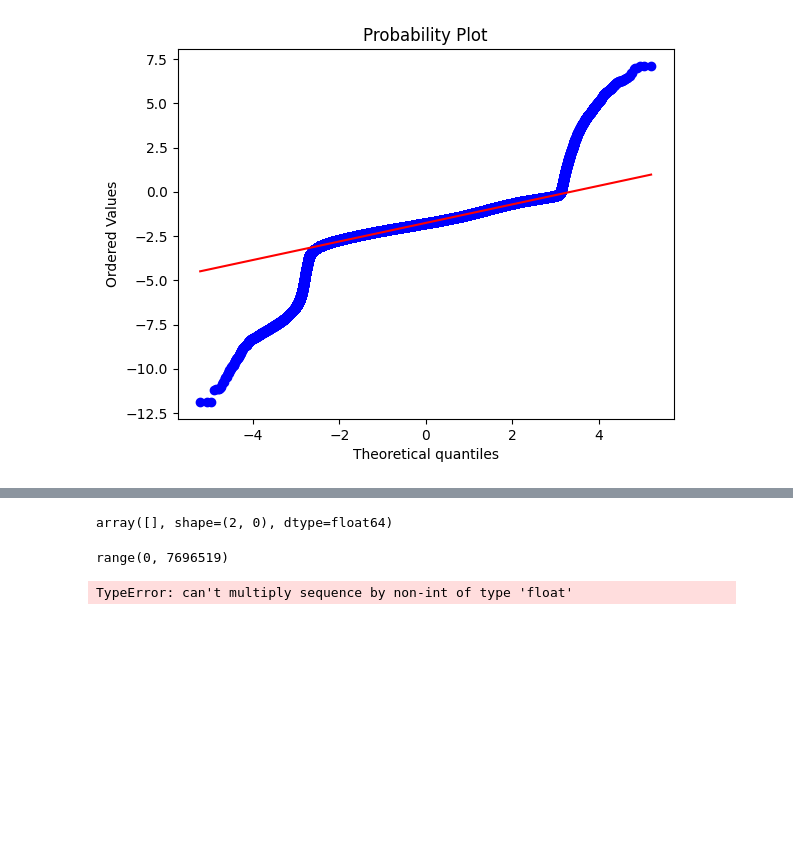
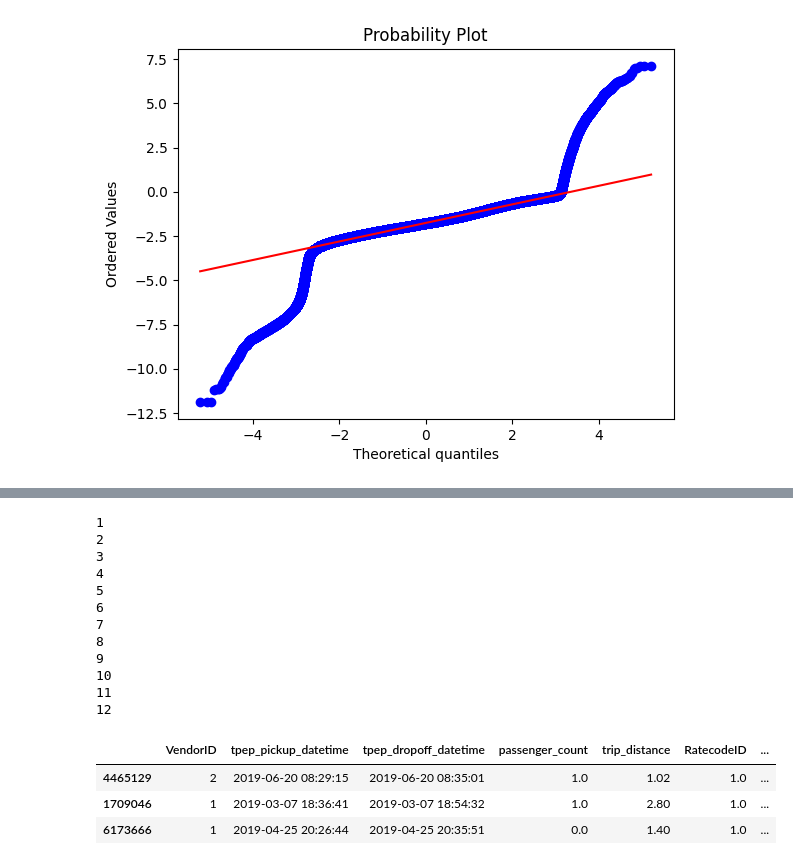
Before and after one commit to MAST30034-Applied-Data-Science/mast30034-project-1-aeross, a Jupyter notebook: notebooks/preprocess.ipynb, the cells around one changed output, grey strips where cells are left out. Cells and saved outputs as stored; diff of their text form; code cells hidden in the pictures; blank space fills up the shorter version.

```diff
--- a/notebooks/preprocess.ipynb
+++ b/notebooks/preprocess.ipynb
@@ -403,15 +239,31 @@ IndexError: index 1 is out of bounds for axis 0 with size 0
-# %%
-speed_data = np.array([[], []])
-for i in range(1440):
-    np.append(speed_data, [100])
-speed_data
-# %% [output]
-array([], shape=(2, 0), dtype=float64)
-# %%
-x = pdf.shape[0]
-print(range(x))
-x_sampled = random.sample((x), x/100)
-x_sampled
-# %% [output]
-range(0, 7696519)
-TypeError: can't multiply sequence by non-int of type 'float'
+# %%
+# Now do this for the entire 2019 data, instead of just January
+
+# UPDATE: my laptop literally crashed while reading the datasets in, I guess they're just tooooooo big.
+# I'll randomly sample the data by half instead of reading everything in.
+list_pdf = []
+for dataset in range(1, 13):
+    if dataset < 10:
+        list_pdf.append(pd.read_parquet(f"../data/raw/yellow/2019-0{dataset}.parquet").sample(frac=0.5))
+    else:
+        list_pdf.append(pd.read_parquet(f"../data/raw/yellow/2019-{dataset}.parquet").sample(frac=0.5))
+pdf = pd.concat([list_pdf[0], list_pdf[1], list_pdf[2], list_pdf[3], list_pdf[4], list_pdf[5], list_pdf[6], \
+    list_pdf[7], list_pdf[8], list_pdf[9], list_pdf[10], list_pdf[11]])
+pdf.sample(3)
+# %% [output]
+1
+2
+3
+4
+5
+6
+7
+8
+9
+10
+11
+12
+|  | VendorID | tpep_pickup_datetime | tpep_dropoff_datetime | passenger_count | trip_distance | RatecodeID | ... |
+| 4465129 | 2 | 2019-06-20 08:29:15 | 2019-06-20 08:35:01 | 1.0 | 1.02 | 1.0 | ... |
+| 1709046 | 1 | 2019-03-07 18:36:41 | 2019-03-07 18:54:32 | 1.0 | 2.80 | 1.0 | ... |
+| 6173666 | 1 | 2019-04-25 20:26:44 | 2019-04-25 20:35:51 | 0.0 | 1.40 | 1.0 | ... |
```
Also changed, not shown: parts of 19 cells of this notebook.
